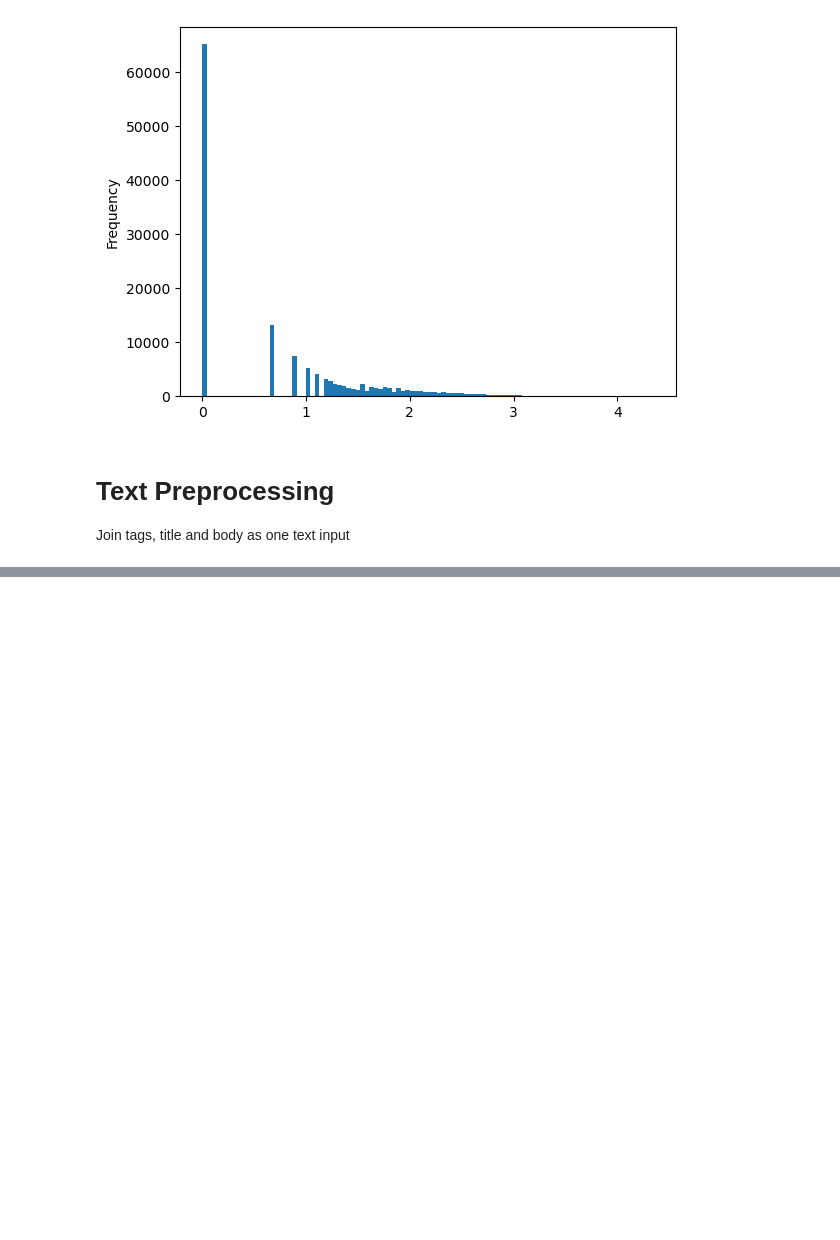
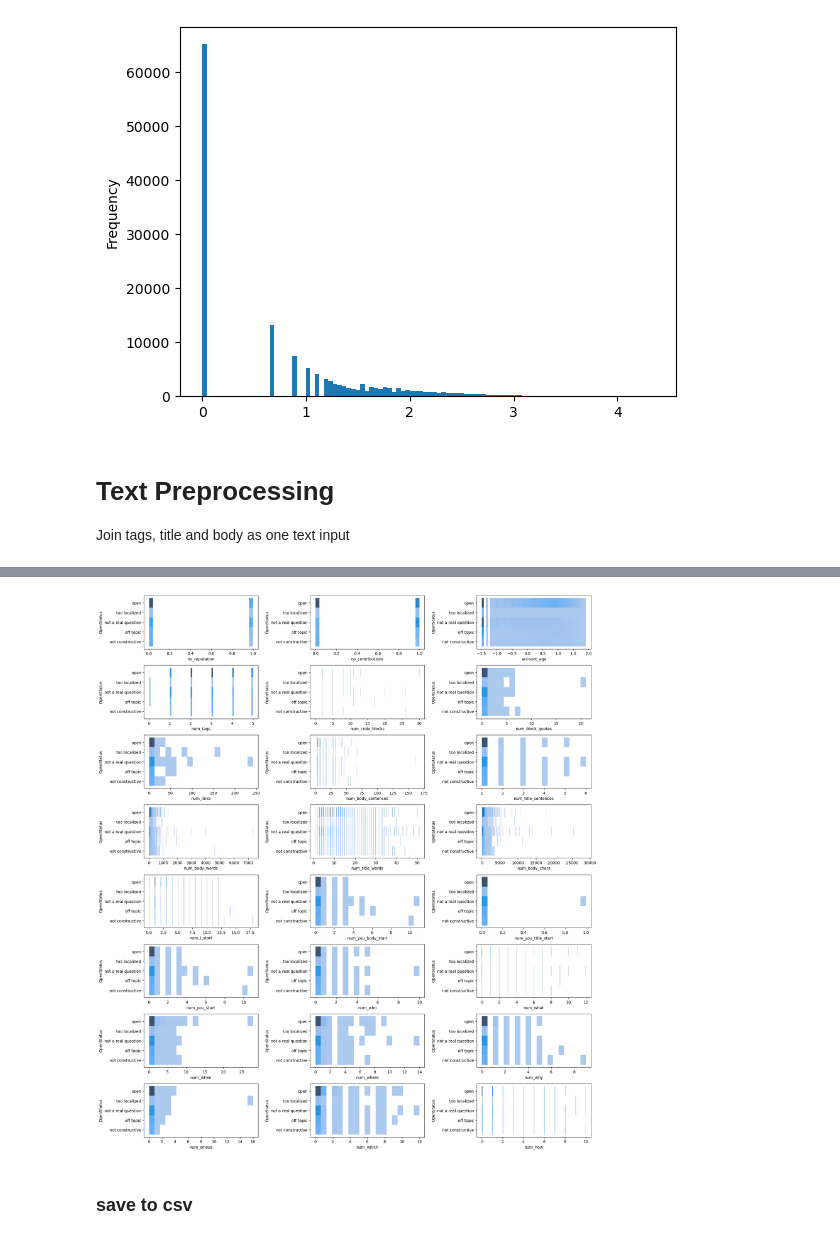
Before and after one commit to alexanderdaffara/Stack-Overflow-Post-Moderation-Using-Deep-NLP, a Jupyter notebook: EDA.ipynb, the cells around one changed output, grey strips where cells are left out. Drawn from its saved outputs; the diff is of its cells as text; code cells hidden in the pictures; blank space fills up the shorter version.

```diff
--- a/EDA.ipynb
+++ b/EDA.ipynb
@@ -287,0 +326,21 @@ df
+# %%
+pairplot_cols = ['no_reputation', 'no_contributions',
+                    'account_age', 'num_tags', 'num_code_blocks',
+                    'num_block_quotes', 'num_links',
+                    'num_body_sentences',
+                    'num_title_sentences', 'num_body_words', 'num_title_words',
+                    'num_body_chars',
+                    'num_I_start', 'num_you_body_start', 'num_you_title_start',
+                    'num_you_start', 'num_who', 'num_what', 'num_when',
+                    'num_where', 'num_why', 'num_whose', 'num_which', 'num_how']
+
+fig = plt.figure(figsize=(18,20))
+for i, col in enumerate(pairplot_cols):
+    ax = plt.subplot(8,3,i+1)
+    sns.histplot(x=df[col],y=df.OpenStatus,ax=ax).set(xlabel=col)
+plt.tight_layout()
+plt.show()
+# %% [output]
+[figure, added]
+# %% [markdown]
+### save to csv
```
Also changed, not shown: parts of 23 cells of this notebook, 1 other file.
